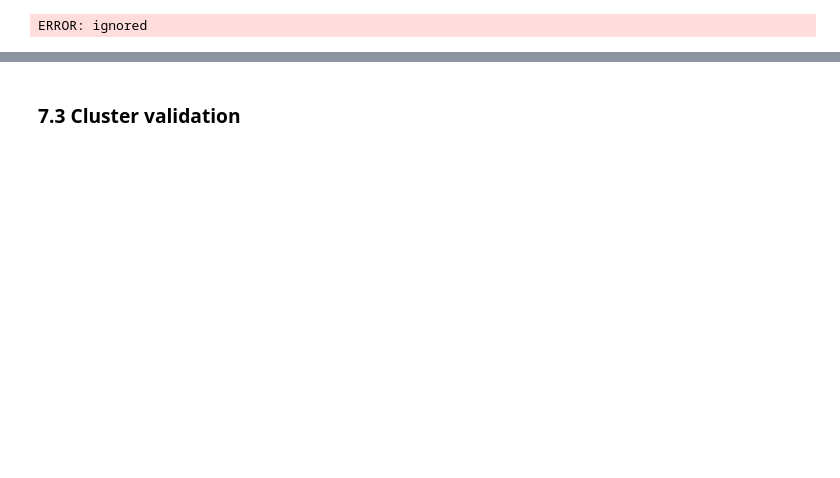
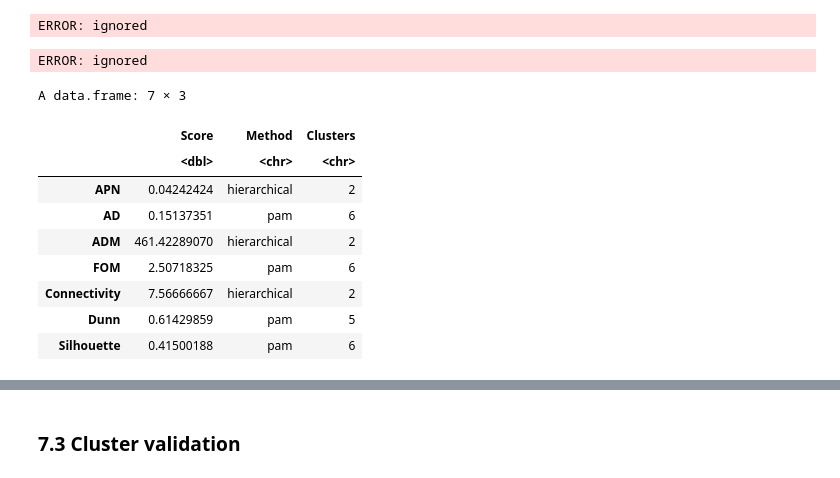
Before and after one commit to biagio-incardona/biagio-incardona.github.io, a Jupyter notebook: Report_Incardona_Biagio.ipynb, the cells around one changed output, grey strips where cells are left out. Cells and saved outputs as stored; diff of their text form; code cells hidden in the pictures; blank space fills up the shorter version.

```diff
--- a/Report_Incardona_Biagio.ipynb
+++ b/Report_Incardona_Biagio.ipynb
@@ -1140,61 +1207,54 @@ summary(pam.dunn)
 #pam.GAP(dist = dist, data = insurance.scaled, m = 11, B = 1, K = 10)
 clmethods <- c("hierarchical", "pam")
 validations <- c("internal", "stability")
-methods <- c("ward", "single", "complete", "average")
+methods <- c("ward.D", "single", "complete", "average")
 clvalid <- myClValid::myClValid.cat(insurance.scaled, nClust = 2:6, clMethods = clmethods,
                                     validation = validations,
                                     maxitems = nrow(insurance.scaled),
                                     method = methods)
+# %% [output]
+ERROR: ignored
 # %%
 #pam <- pam(dist, diss = T, 4)
 #install.packages("clValid")
 #library(fpc)
 #cluster.stats(dist, pam(dist, diss = T, 3)$cluster)
 #library(clValid)
 #trace("clValid", edit = T)
 #install.packages(c("devtools", "StatMatch", "data.table"))
 #library(devtools)
 #library(data.table)
 #install_github("biagio-incardona/myClValid", force = T)
 #library(clValid)
 clmethods <- c("hierarchical", "pam")
 insurance.data <- read.csv("Healt_Insurance.csv")
 
 insurance.data$Driving_License <- as.factor(ifelse(insurance.data$Driving_License == 1, "Yes", "No"))
 insurance.data$Previously_Insured <- as.factor(ifelse(insurance.data$Previously_Insured == 1, "Yes", "No"))
 insurance.data$Gender <- as.factor(insurance.data$Gender)
 insurance.data$Vehicle_Damage <- as.factor(insurance.data$Vehicle_Damage)
 insurance.data$Vehicle_Age <- as.factor(insurance.data$Vehicle_Age)
 
 clmethods <- c("hierarchical", "pam")
 validations <- c("internal", "stability")
 methods <- c("ward.D")
 clvalid1 <- myClValid::myClValid.cat(insurance.data[1:20,], nClust = 2:6, clMethods = clmethods,
                                     validation = validations,
                                     maxitems = 5001,
                                     method = "ward.D")
-
-clvalid2 <- myClValid::myClValid.cat(insurance.data[1:20,], nClust = 2:6, clMethods = clmethods,
-                                    validation = validations,
-                                    maxitems = 5001,
-                                    method = "ward.D2")
-
-clvalid3 <- myClValid::myClValid.cat(insurance.data[1:20,], nClust = 2:6, clMethods = clmethods,
-                                    validation = validations,
-                                    maxitems = 5001,
-                                    method = "single")
-
-clvalid4 <- myClValid::myClValid.cat(insurance.data[1:20,], nClust = 2:6, clMethods = clmethods,
-                                    validation = validations,
-                                    maxitems = 5001,
-                                    method = "complete")
-
-clvalid5 <- myClValid::myClValid.cat(insurance.data[1:20,], nClust = 2:6, clMethods = clmethods,
-                                    validation = validations,
-                                    maxitems = 5001,
-                                    method = "average")
 myClValid::optimalScores(clvalid1)
-myClValid::optimalScores(clvalid2)
-myClValid::optimalScores(clvalid3)
-myClValid::optimalScores(clvalid4)
-myClValid::optimalScores(clvalid5)
+#myClValid::optimalScores(clvalid2)
+#myClValid::optimalScores(clvalid3)
+#myClValid::optimalScores(clvalid4)
+#myClValid::optimalScores(clvalid5)
+# %% [output]
+A data.frame: 7 × 3
+|  | Score | Method | Clusters |
+|  | <dbl> | <chr> | <chr> |
+| APN | 0.04242424 | hierarchical | 2 |
+| AD | 0.15137351 | pam | 6 |
+| ADM | 461.42289070 | hierarchical | 2 |
+| FOM | 2.50718325 | pam | 6 |
+| Connectivity | 7.56666667 | hierarchical | 2 |
+| Dunn | 0.61429859 | pam | 5 |
+| Silhouette | 0.41500188 | pam | 6 |
```
Also changed, not shown: parts of 15 cells of this notebook.
